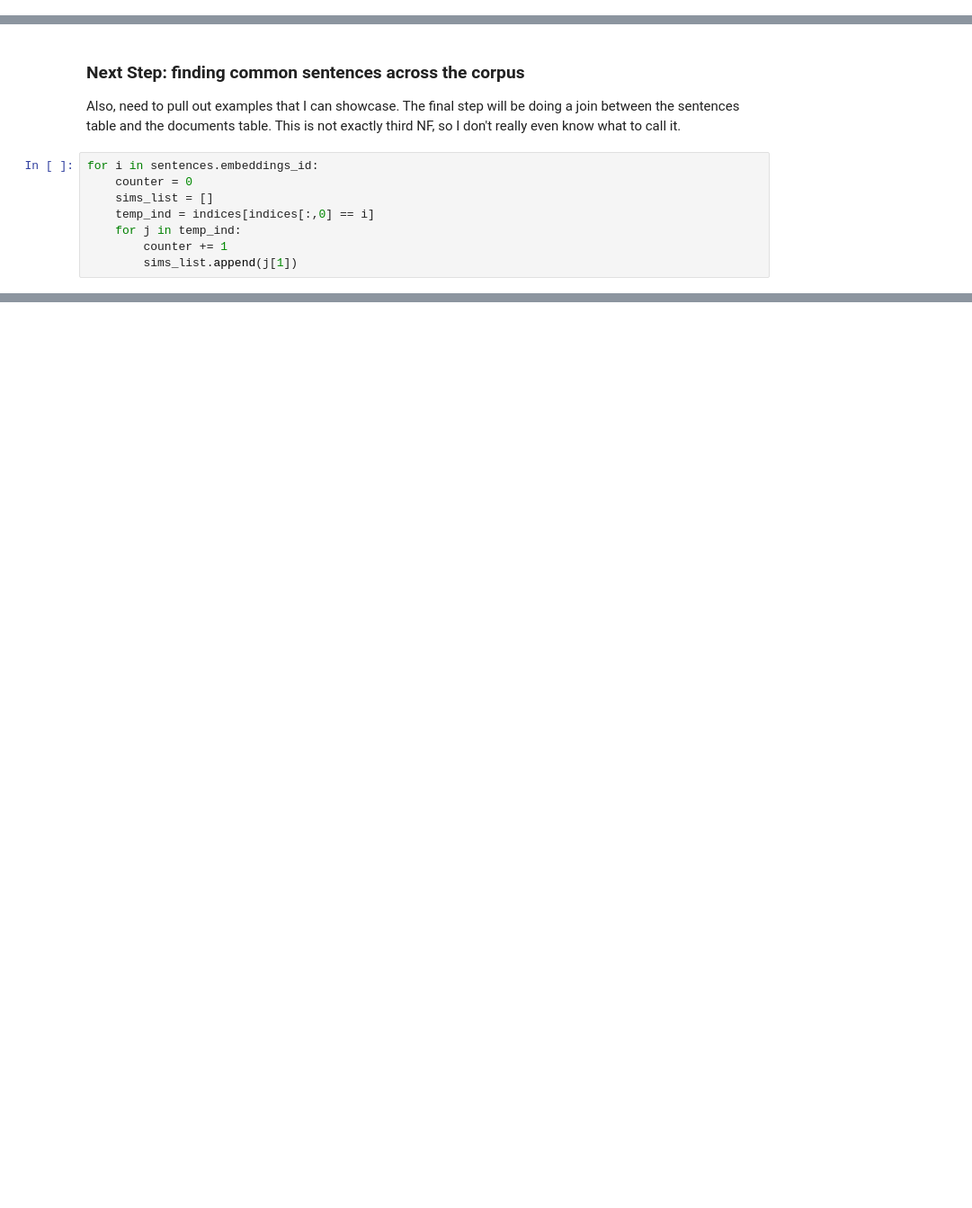
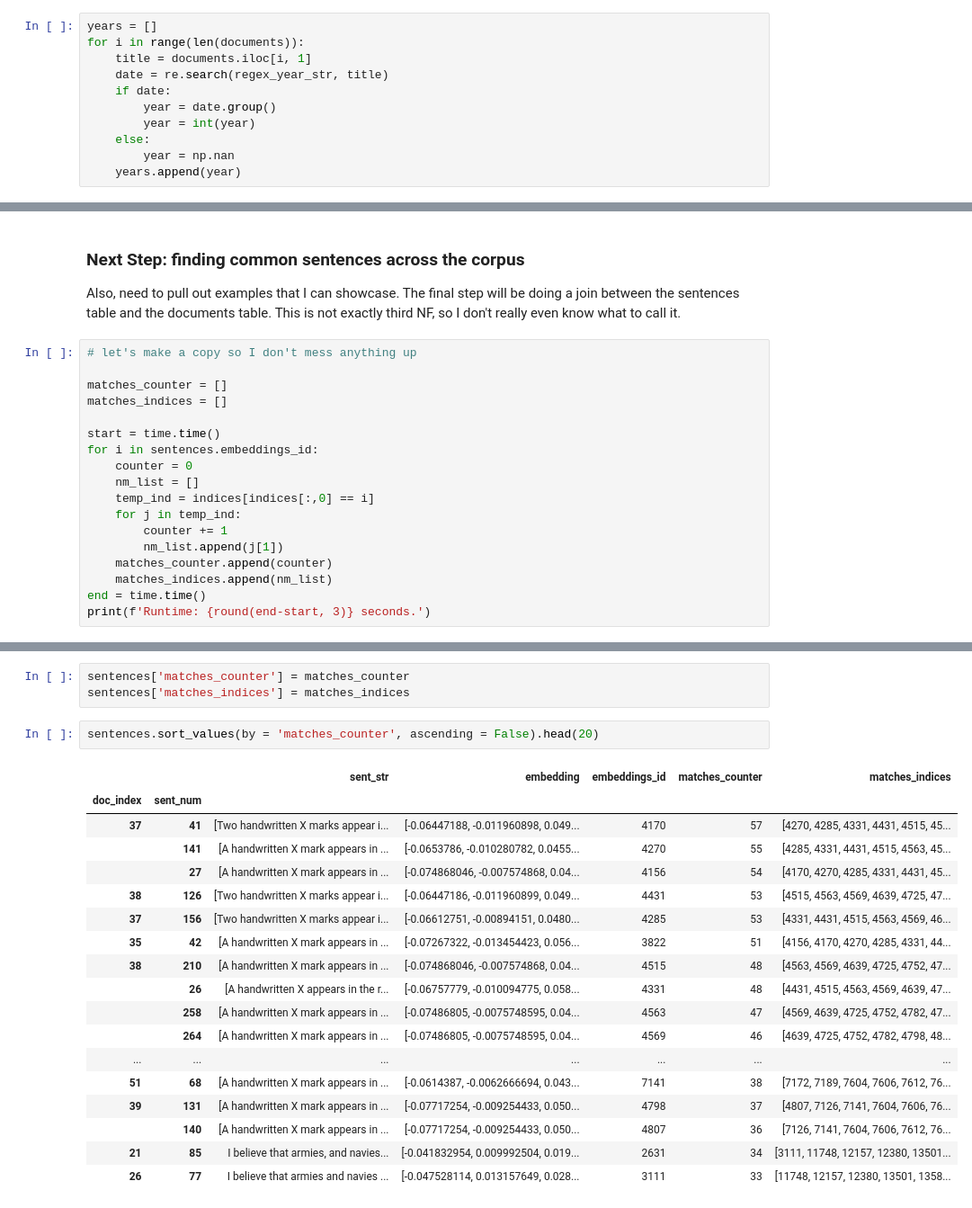
Before and after one commit to charlie-perez-35/JBPP, a Jupyter notebook: GTE Embeddings Attempt/embeddings_better_schema.ipynb, the cells around one changed output, grey strips where cells are left out. Shown: that part at 90% size. Saved outputs shown, nothing was run; the diff lists cells and outputs as text; blank space fills up the shorter version.

```diff
--- a/GTE Embeddings Attempt/embeddings_better_schema.ipynb
+++ b/GTE Embeddings Attempt/embeddings_better_schema.ipynb
@@ -61,0 +66,11 @@ documents.head()
+# %%
+years = []
+for i in range(len(documents)):
+    title = documents.iloc[i, 1]
+    date = re.search(regex_year_str, title)
+    if date:
+        year = date.group()
+        year = int(year)
+    else:
+        year = np.nan
+    years.append(year)
@@ -185,10 +234,20 @@ scores = similarities[indices[:, 0], indices[:, 1]].tolist()
 
 Also, need to pull out examples that I can showcase. The final step will be doing a join between the sentences table and the documents table. This is not exactly third NF, so I don't really even know what to call it.
 # %%
+# let's make a copy so I don't mess anything up
+
+matches_counter = []
+matches_indices = []
+
+start = time.time()
 for i in sentences.embeddings_id:
     counter = 0
-    sims_list = []
+    nm_list = []
     temp_ind = indices[indices[:,0] == i]
     for j in temp_ind:
         counter += 1
-        sims_list.append(j[1])
+        nm_list.append(j[1])
+    matches_counter.append(counter)
+    matches_indices.append(nm_list)
+end = time.time()
+print(f'Runtime: {round(end-start, 3)} seconds.')
@@ -194,0 +264,24 @@ for i in sentences.embeddings_id:
+# %%
+sentences['matches_counter'] = matches_counter
+sentences['matches_indices'] = matches_indices
+# %%
+sentences.sort_values(by = 'matches_counter', ascending = False).head(20)
+# %% [output]
+|  |  | sent_str | embedding | embeddings_id | matches_counter | matches_indices |
+| doc_index | sent_num |  |  |  |  |  |
+| 37 | 41 | [Two handwritten X marks appear i... | [-0.06447188, -0.011960898, 0.049... | 4170 | 57 | [4270, 4285, 4331, 4431, 4515, 45... |
+|  | 141 | [A handwritten X mark appears in ... | [-0.0653786, -0.010280782, 0.0455... | 4270 | 55 | [4285, 4331, 4431, 4515, 4563, 45... |
+|  | 27 | [A handwritten X mark appears in ... | [-0.074868046, -0.007574868, 0.04... | 4156 | 54 | [4170, 4270, 4285, 4331, 4431, 45... |
+| 38 | 126 | [Two handwritten X marks appear i... | [-0.06447186, -0.011960899, 0.049... | 4431 | 53 | [4515, 4563, 4569, 4639, 4725, 47... |
+| 37 | 156 | [Two handwritten X marks appear i... | [-0.06612751, -0.00894151, 0.0480... | 4285 | 53 | [4331, 4431, 4515, 4563, 4569, 46... |
+| 35 | 42 | [A handwritten X mark appears in ... | [-0.07267322, -0.013454423, 0.056... | 3822 | 51 | [4156, 4170, 4270, 4285, 4331, 44... |
+| 38 | 210 | [A handwritten X mark appears in ... | [-0.074868046, -0.007574868, 0.04... | 4515 | 48 | [4563, 4569, 4639, 4725, 4752, 47... |
+|  | 26 | [A handwritten X appears in the r... | [-0.06757779, -0.010094775, 0.058... | 4331 | 48 | [4431, 4515, 4563, 4569, 4639, 47... |
+|  | 258 | [A handwritten X mark appears in ... | [-0.07486805, -0.0075748595, 0.04... | 4563 | 47 | [4569, 4639, 4725, 4752, 4782, 47... |
+|  | 264 | [A handwritten X mark appears in ... | [-0.07486805, -0.0075748595, 0.04... | 4569 | 46 | [4639, 4725, 4752, 4782, 4798, 48... |
+| ... | ... | ... | ... | ... | ... | ... |
+| 51 | 68 | [A handwritten X mark appears in ... | [-0.0614387, -0.0062666694, 0.043... | 7141 | 38 | [7172, 7189, 7604, 7606, 7612, 76... |
+| 39 | 131 | [A handwritten X mark appears in ... | [-0.07717254, -0.009254433, 0.050... | 4798 | 37 | [4807, 7126, 7141, 7604, 7606, 76... |
+|  | 140 | [A handwritten X mark appears in ... | [-0.07717254, -0.009254433, 0.050... | 4807 | 36 | [7126, 7141, 7604, 7606, 7612, 76... |
+| 21 | 85 | I believe that armies, and navies... | [-0.041832954, 0.009992504, 0.019... | 2631 | 34 | [3111, 11748, 12157, 12380, 13501... |
+| 26 | 77 | I believe that armies and navies ... | [-0.047528114, 0.013157649, 0.028... | 3111 | 33 | [11748, 12157, 12380, 13501, 1358... |
```
Also changed, not shown: parts of 28 cells of this notebook, 1 other file.
